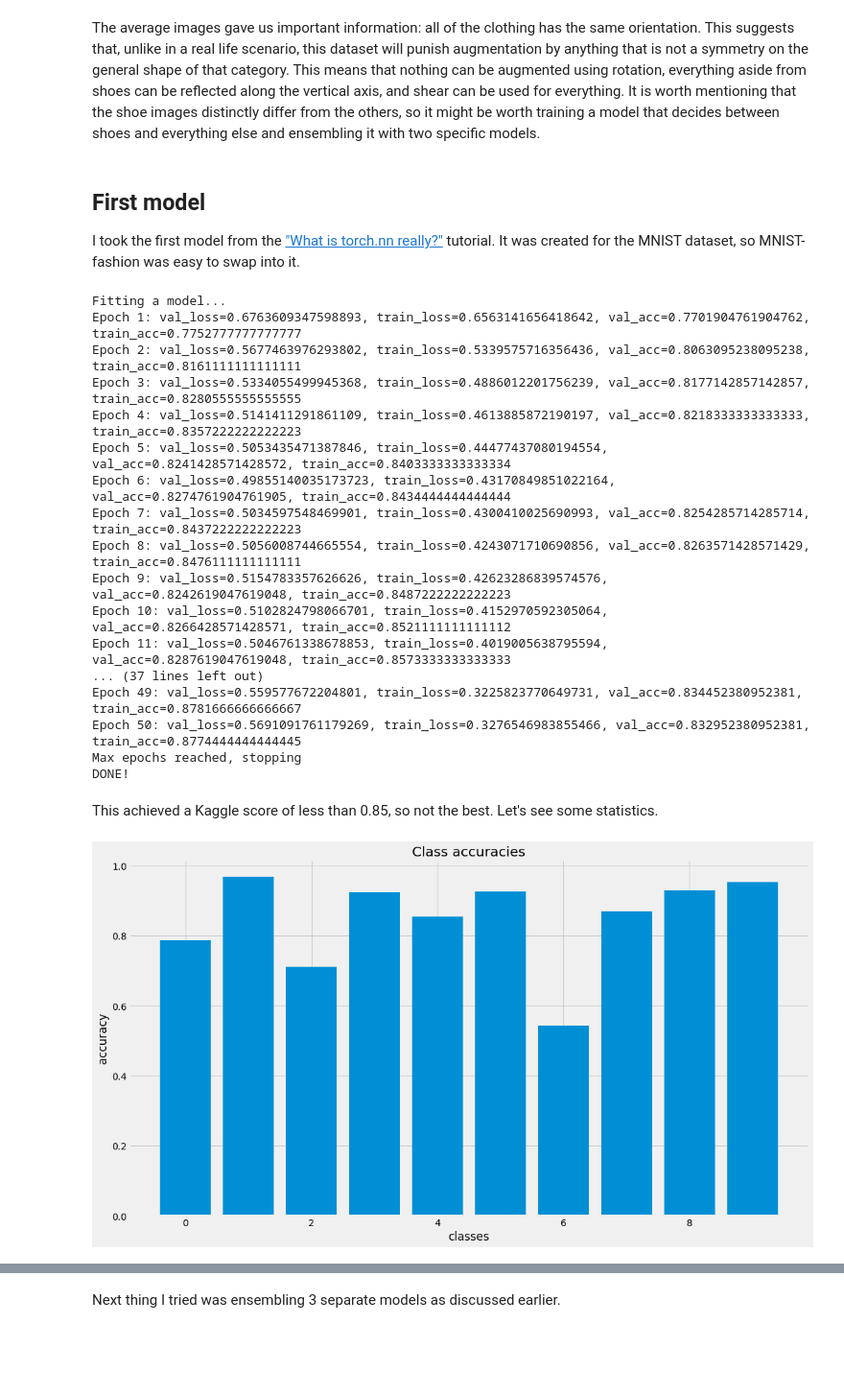
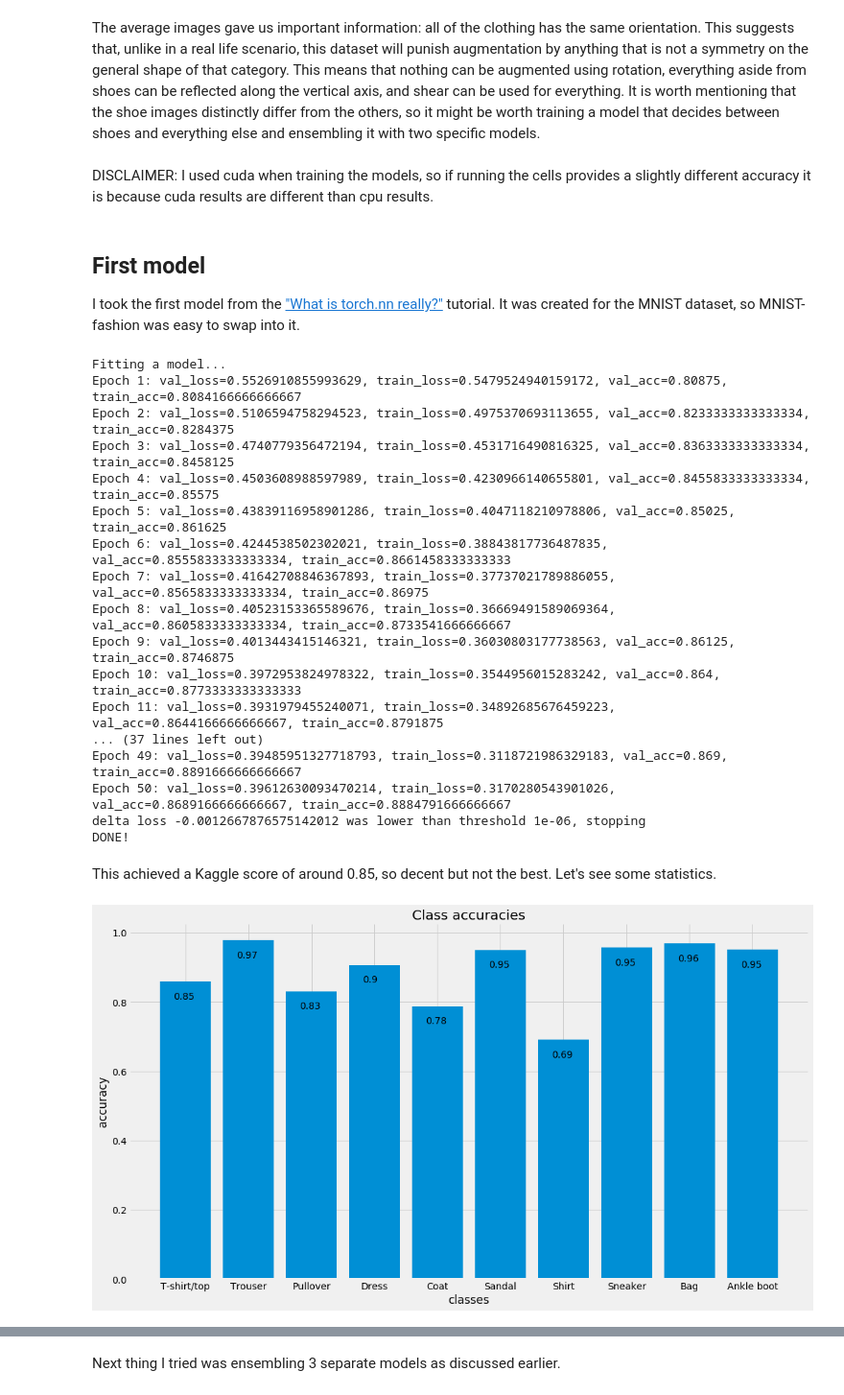
Before and after one commit to Joald/fashion-mnist-predict, a Jupyter notebook: Data exploration.ipynb, the cells around one changed output, grey strips where cells are left out. Shown at 96% size. Saved outputs shown, nothing was run; the diff lists cells and outputs as text; code cells hidden in the pictures; blank space fills up the shorter version.

```diff
--- a/Data exploration.ipynb
+++ b/Data exploration.ipynb
@@ -126,6 +124,8 @@ plt.show()
 [figure]
 # %% [markdown]
 The average images gave us important information: all of the clothing has the same orientation. This suggests that, unlike in a real life scenario, this dataset will punish augmentation by anything that is not a symmetry on the general shape of that category. This means that nothing can be augmented using rotation, everything aside from shoes can be reflected along the vertical axis, and shear can be used for everything. It is worth mentioning that the shoe images distinctly differ from the others, so it might be worth training a model that decides between shoes and everything else and ensembling it with two specific models.
+# %% [markdown]
+DISCLAIMER: I used cuda when training the models, so if running the cells provides a slightly different accuracy it is because cuda results are different than cpu results.
 # %% [markdown]
 ## First model
 I took the first model from the ["What is torch.nn really?"](https://pytorch.org/tutorials/beginner/nn_tutorial.html) tutorial. It was created for the MNIST dataset, so MNIST-fashion was easy to swap into it.
@@ -141,7 +141,7 @@ from sklearn.metrics import accuracy_score
 
 cuda = torch.device("cuda")
 cpu = torch.device("cpu")
-dev = cpu #cuda if torch.cuda.is_available() else cpu
+dev = cuda if torch.cuda.is_available() else cpu
 
 @contextmanager
 def switch_to_cpu(model):
@@ -212,6 +212,8 @@ def loss(model, loss_func, data_loader):
     losses, nums = zip(*[loss_batch(model, loss_func, xb, yb) for xb, yb in data_loader])
     return np.sum(np.multiply(losses, nums)) / np.sum(nums)
 
+
+
 def fit(model, loss_func, opt, train_dl, *, valid_dl=None, max_epochs=20, threshold=1e-6, min_epochs=None, silent=False):
     validation = valid_dl is not None
     print("Fitting a model...")
@@ -256,9 +258,6 @@ def fit(model, loss_func, opt, train_dl, *, valid_dl=None, max_epochs=20, thresh
         epoch += 1
     return np.array([losses, accuracies])
 
-def initer(layer):
-    if type(layer) == nn.Conv2d:
-        pass#nn.init.kaiming_normal_(layer.weight)
 
 def preprocess(x, y):
     return x.view(-1, 1, 28, 28).to(dev), y.to(dev)
@@ -267,53 +266,55 @@ def get_dl(xs, ys, prep=preprocess, bs=30):
     return WrappedDataLoader(DataLoader(TensorDataset(xs.type(torch.float32), ys), batch_size=bs), prep)
 
 def get_dls(xs, ys, prep=preprocess, bs=30):
-    n = len(ys) * 3 // 10
-    return {'train': get_dl(xs[:n], ys[:n], prep, bs), 'valid': get_dl(xs[n:], ys[n:], prep, bs)}
+    n = len(ys) // 5
+    return {'valid': get_dl(xs[:n], ys[:n], prep, bs), 'train': get_dl(xs[n:], ys[n:], prep, bs)}
 
 torch.manual_seed(213742069)
 torch.cuda.manual_seed_all(213742069)
 torch.cuda.manual_seed(213742069)
 train = FashionMNIST('.', download=True, train=True)
 
-model = get_model()
-model.to(dev)
-model.apply(initer)
+first_model = get_model()
+first_model.to(dev)
 dls = get_dls(train.train_data, train.train_labels)
-results = fit(model, F.cross_entropy, torch.optim.Adam(model.parameters()), dls['train'], valid_dl=dls['valid'], threshold=None, min_epochs=50)
+results = fit(first_model, F.cross_entropy, torch.optim.Adam(first_model.parameters()), dls['train'], valid_dl=dls['valid'], min_epochs=50, max_epochs=50)
 print("DONE!")
 # %% [output]
 Fitting a model...
-Epoch 1: val_loss=0.6763609347598893, train_loss=0.6563141656418642, val_acc=0.7701904761904762, train_acc=0.7752777777777777
-Epoch 2: val_loss=0.5677463976293802, train_loss=0.5339575716356436, val_acc=0.8063095238095238, train_acc=0.8161111111111111
-Epoch 3: val_loss=0.5334055499945368, train_loss=0.4886012201756239, val_acc=0.8177142857142857, train_acc=0.8280555555555555
-Epoch 4: val_loss=0.5141411291861109, train_loss=0.4613885872190197, val_acc=0.8218333333333333, train_acc=0.8357222222222223
-Epoch 5: val_loss=0.5053435471387846, train_loss=0.44477437080194554, val_acc=0.8241428571428572, train_acc=0.8403333333333334
-Epoch 6: val_loss=0.49855140035173723, train_loss=0.43170849851022164, val_acc=0.8274761904761905, train_acc=0.8434444444444444
-Epoch 7: val_loss=0.5034597548469901, train_loss=0.4300410025690993, val_acc=0.8254285714285714, train_acc=0.8437222222222223
-Epoch 8: val_loss=0.5056008744665554, train_loss=0.4243071710690856, val_acc=0.8263571428571429, train_acc=0.8476111111111111
-Epoch 9: val_loss=0.5154783357626626, train_loss=0.42623286839574576, val_acc=0.8242619047619048, train_acc=0.8487222222222223
-Epoch 10: val_loss=0.5102824798066701, train_loss=0.4152970592305064, val_acc=0.8266428571428571, train_acc=0.8521111111111112
-Epoch 11: val_loss=0.5046761338678853, train_loss=0.4019005638795594, val_acc=0.8287619047619048, train_acc=0.8573333333333333
+Epoch 1: val_loss=0.5526910855993629, train_loss=0.5479524940159172, val_acc=0.80875, train_acc=0.8084166666666667
+Epoch 2: val_loss=0.5106594758294523, train_loss=0.4975370693113655, val_acc=0.8233333333333334, train_acc=0.8284375
+Epoch 3: val_loss=0.4740779356472194, train_loss=0.4531716490816325, val_acc=0.8363333333333334, train_acc=0.8458125
+Epoch 4: val_loss=0.4503608988597989, train_loss=0.4230966140655801, val_acc=0.8455833333333334, train_acc=0.85575
+Epoch 5: val_loss=0.43839116958901286, train_loss=0.4047118210978806, val_acc=0.85025, train_acc=0.861625
+Epoch 6: val_loss=0.4244538502302021, train_loss=0.38843817736487835, val_acc=0.8555833333333334, train_acc=0.8661458333333333
+Epoch 7: val_loss=0.41642708846367893, train_loss=0.37737021789886055, val_acc=0.8565833333333334, train_acc=0.86975
+Epoch 8: val_loss=0.40523153365589676, train_loss=0.36669491589069364, val_acc=0.8605833333333334, train_acc=0.8733541666666667
+Epoch 9: val_loss=0.4013443415146321, train_loss=0.36030803177738563, val_acc=0.86125, train_acc=0.8746875
+Epoch 10: val_loss=0.3972953824978322, train_loss=0.3544956015283242, val_acc=0.864, train_acc=0.8773333333333333
+Epoch 11: val_loss=0.3931979455240071, train_loss=0.34892685676459223, val_acc=0.8644166666666667, train_acc=0.8791875
 ... (37 lines left out)
-Epoch 49: val_loss=0.559577672204801, train_loss=0.3225823770649731, val_acc=0.834452380952381, train_acc=0.8781666666666667
-Epoch 50: val_loss=0.5691091761179269, train_loss=0.3276546983855466, val_acc=0.832952380952381, train_acc=0.8774444444444445
-Max epochs reached, stopping
+Epoch 49: val_loss=0.39485951327718793, train_loss=0.3118721986329183, val_acc=0.869, train_acc=0.8891666666666667
+Epoch 50: val_loss=0.39612630093470214, train_loss=0.3170280543901026, val_acc=0.8689166666666667, train_acc=0.8884791666666667
+delta loss -0.0012667876575142012 was lower than threshold 1e-06, stopping
 DONE!
 # %% [markdown]
-This achieved a Kaggle score of less than 0.85, so not the best. Let's see some statistics.
+This achieved a Kaggle score of around 0.85, so decent but not the best. Let's see some statistics.
 # %%
 acc = []
-for y, xs in enumerate(categorized):
-    n = len(xs)
-    ys = y * torch.ones(n)
-    xs = next(iter(get_dl(torch.from_numpy(xs), ys, preprocess, n)))[0]
-    acc.append(accuracy_score(ys, model(xs).argmax(dim=1)))
+with switch_to_cpu(first_model):
+    for y, xs in enumerate(categorized):
+        n = len(xs)
+        ys = y * torch.ones(n)
+        xs = next(iter(get_dl(torch.from_numpy(xs), ys, preprocess, n)))[0]
+        acc.append(accuracy_score(ys, first_model(xs).argmax(dim=1)))
 
 plt.figure(figsize=(16, 9))
-plt.bar(range(10), acc)
+plt.bar(str_labels, acc)
+for i, v in enumerate(acc):
+    plt.text(i - 0.19,  v - 0.05,  v * 100 // 1 / 100)
 plt.xlabel('classes')
 plt.ylabel('accuracy')
 plt.title('Class accuracies')
 plt.show()
 # %% [output]
-[figure, old version]
+[figure, new version]
```
Also changed, not shown: parts of 17 cells of this notebook, 9 other files.
